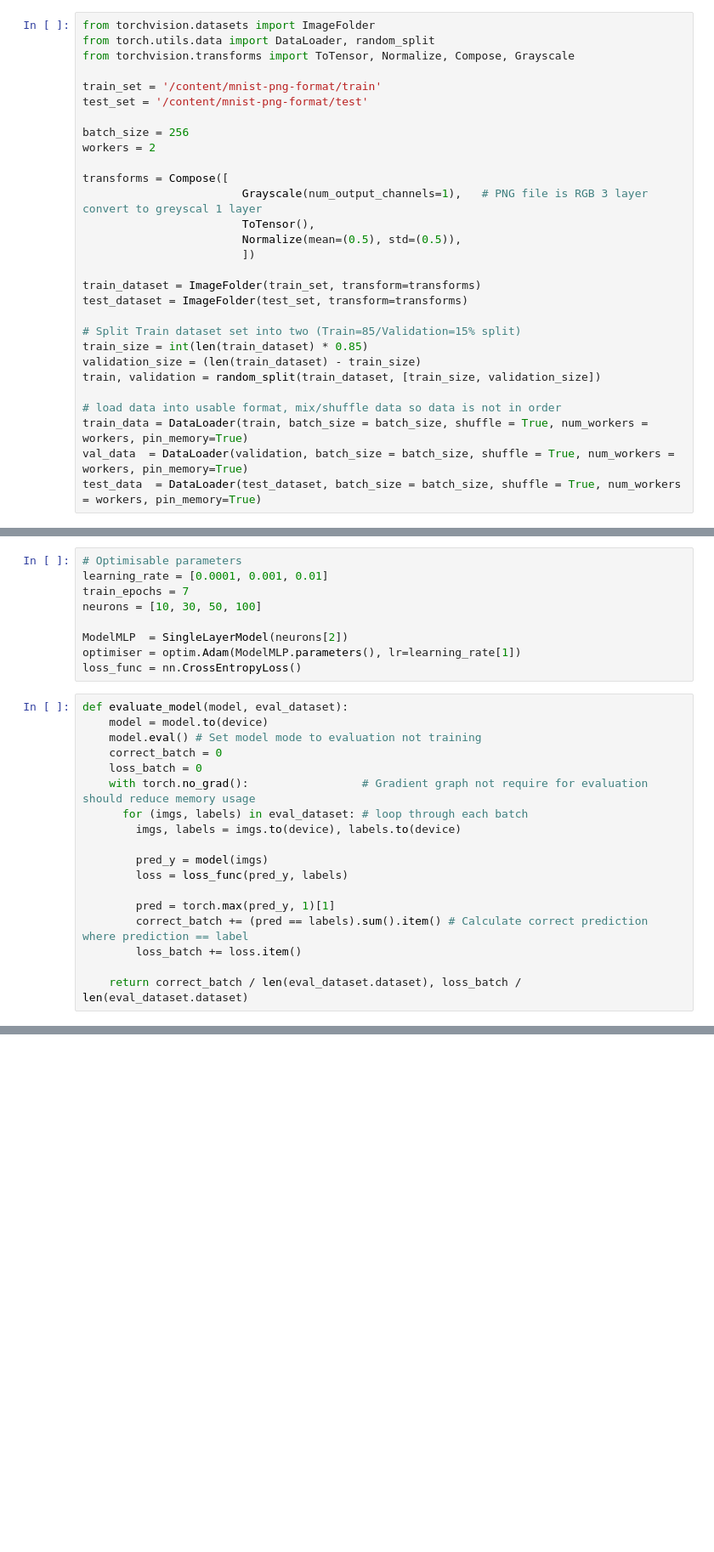
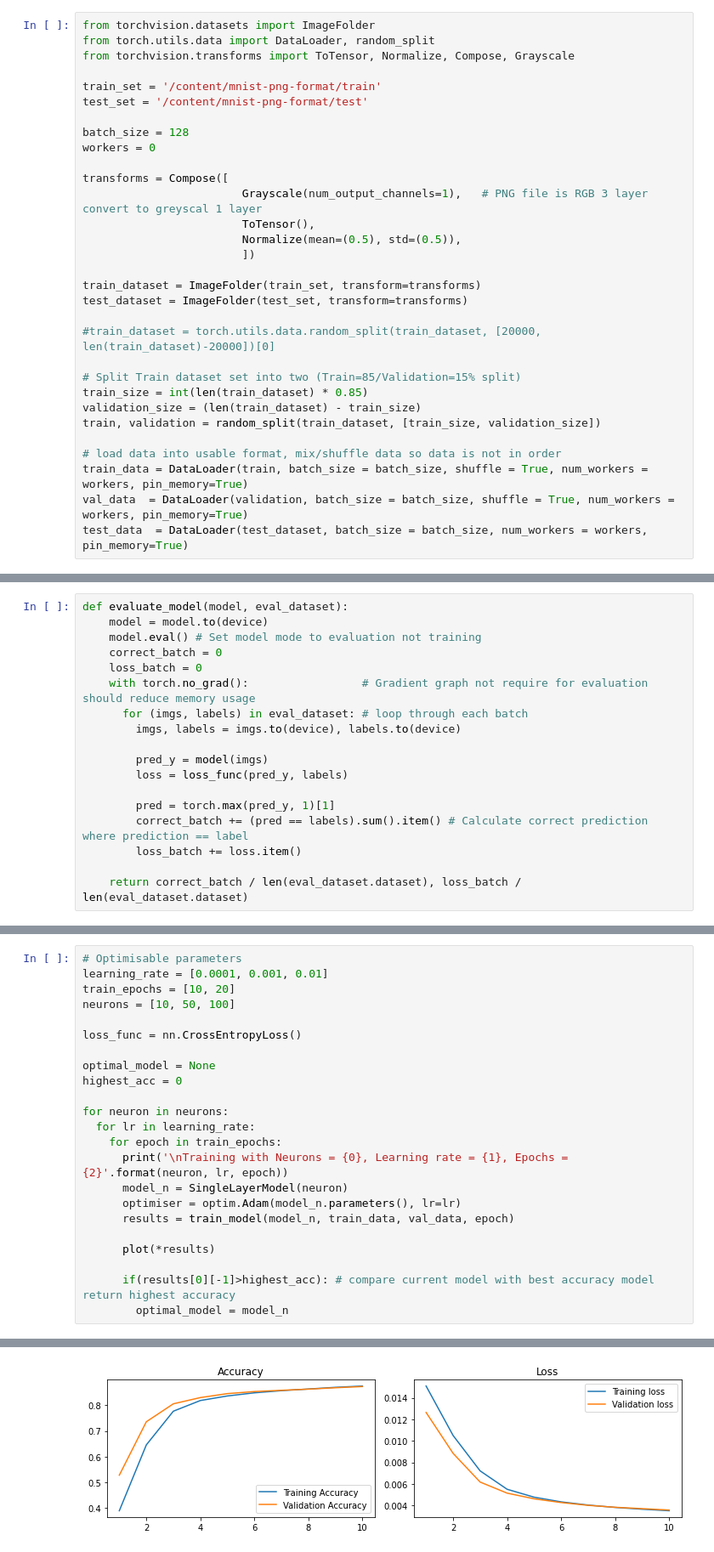
Before and after one commit to NMROSS/Pattern-Recognition-As1, a Jupyter notebook: MLP/Task_0b.ipynb, the cells around one changed output, grey strips where cells are left out. Shown: that part at 85% size. Saved outputs shown, nothing was run; the diff lists cells and outputs as text; blank space fills up the shorter version.

```diff
--- a/MLP/Task_0b.ipynb
+++ b/MLP/Task_0b.ipynb
@@ -27,8 +48,8 @@ from torchvision.transforms import ToTensor, Normalize, Compose, Grayscale
 train_set = '/content/mnist-png-format/train'
 test_set = '/content/mnist-png-format/test'
 
-batch_size = 256
-workers = 2
+batch_size = 128
+workers = 0
 
 transforms = Compose([
                         Grayscale(num_output_channels=1),   # PNG file is RGB 3 layer convert to greyscal 1 layer
@@ -39,6 +60,8 @@ transforms = Compose([
 train_dataset = ImageFolder(train_set, transform=transforms)
 test_dataset = ImageFolder(test_set, transform=transforms)
 
+#train_dataset = torch.utils.data.random_split(train_dataset, [20000, len(train_dataset)-20000])[0]
+
 # Split Train dataset set into two (Train=85/Validation=15% split)
 train_size = int(len(train_dataset) * 0.85)
 validation_size = (len(train_dataset) - train_size)
@@ -47,7 +70,7 @@ train, validation = random_split(train_dataset, [train_size, validation_size])
 # load data into usable format, mix/shuffle data so data is not in order
 train_data = DataLoader(train, batch_size = batch_size, shuffle = True, num_workers = workers, pin_memory=True)
 val_data  = DataLoader(validation, batch_size = batch_size, shuffle = True, num_workers = workers, pin_memory=True)
-test_data  = DataLoader(test_dataset, batch_size = batch_size, shuffle = True, num_workers = workers, pin_memory=True)
+test_data  = DataLoader(test_dataset, batch_size = batch_size, num_workers = workers, pin_memory=True)
 # %%
 from torch import nn, optim
 
@@ -63,15 +86,6 @@ class SingleLayerModel(nn.Module):
         x = nn.functional.relu(self.hidden_1(x))
         y = self.output(x)
         return y
-# %%
-# Optimisable parameters
-learning_rate = [0.0001, 0.001, 0.01]
-train_epochs = 7
-neurons = [10, 30, 50, 100]
-
-ModelMLP  = SingleLayerModel(neurons[2])
-optimiser = optim.Adam(ModelMLP.parameters(), lr=learning_rate[1])
-loss_func = nn.CrossEntropyLoss()
 # %%
 def evaluate_model(model, eval_dataset):
     model = model.to(device)
@@ -132,0 +144,24 @@ Train accuracy = 93.94%, Train loss = 0.000835           Validation accuracy = 9
+# %%
+# Optimisable parameters
+learning_rate = [0.0001, 0.001, 0.01]
+train_epochs = [10, 20]
+neurons = [10, 50, 100]
+
+loss_func = nn.CrossEntropyLoss()
+
+optimal_model = None
+highest_acc = 0
+
+for neuron in neurons:
+  for lr in learning_rate:
+    for epoch in train_epochs:
+      print('\nTraining with Neurons = {0}, Learning rate = {1}, Epochs = {2}'.format(neuron, lr, epoch))
+      model_n = SingleLayerModel(neuron)
+      optimiser = optim.Adam(model_n.parameters(), lr=lr)
+      results = train_model(model_n, train_data, val_data, epoch)
+
+      plot(*results)
+
+      if(results[0][-1]>highest_acc): # compare current model with best accuracy model return highest accuracy
+        optimal_model = model_n
+# %% [output]
@@ -132,0 +179 @@ Train accuracy = 93.94%, Train loss = 0.000835           Validation accuracy = 9
+[figure, added]
```
Also changed, not shown: parts of 11 cells of this notebook, 1 other file.
